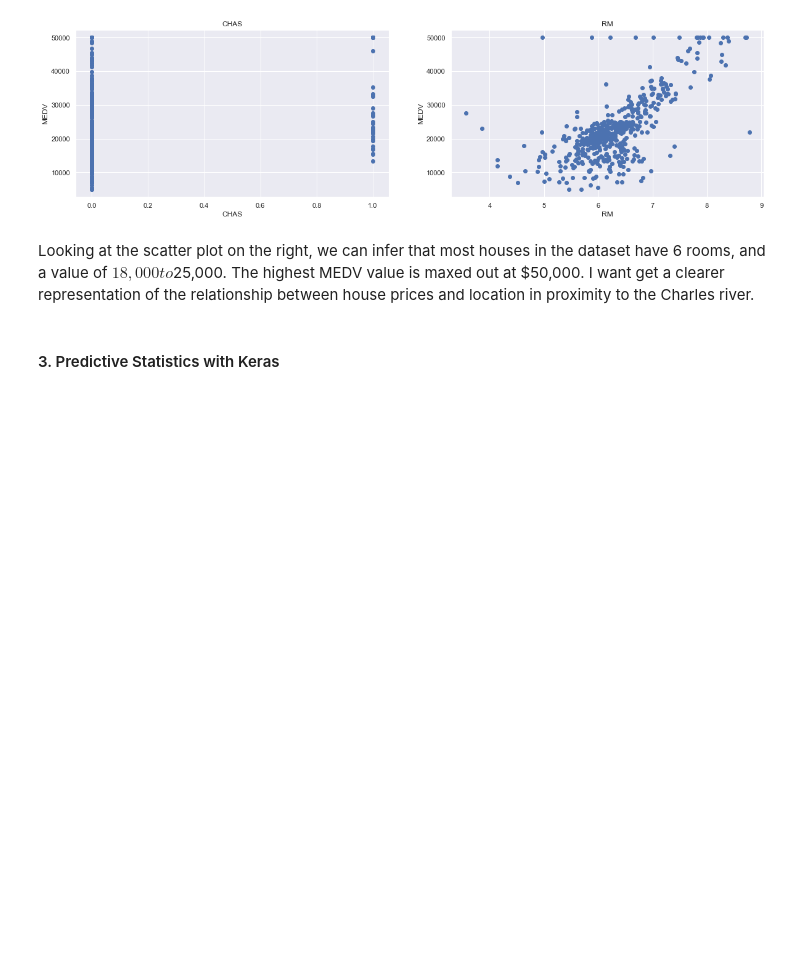
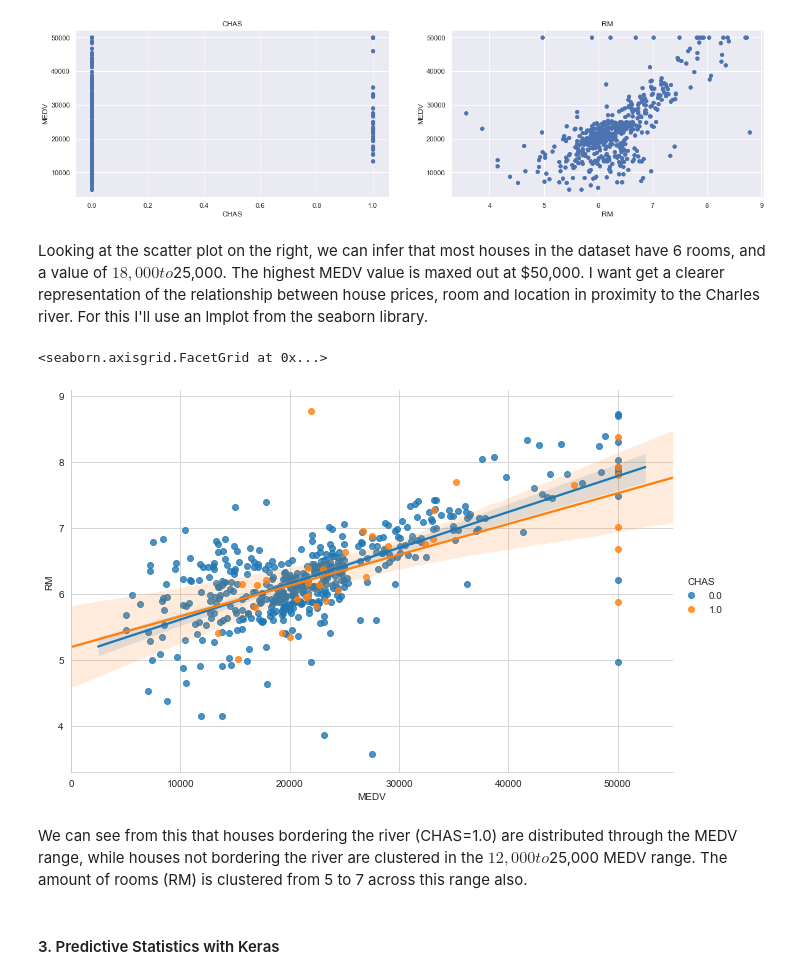
Before and after one commit to patmcdonald/MLandStatistics2019-Project, a Jupyter notebook: Boston Dataset Project.ipynb, the cells around one changed output. Drawn from its saved outputs; the diff is of its cells as text; code cells hidden in the pictures; blank space fills up the shorter version.

Commit message:
lmplot

```diff
--- a/Boston Dataset Project.ipynb
+++ b/Boston Dataset Project.ipynb
@@ -279,7 +279,16 @@ for i, col in enumerate(features):
 # %% [output]
 [figure]
 # %% [markdown]
-Looking at the scatter plot on the right, we can infer that most houses in the dataset have 6 rooms, and a value of $18,000 to $25,000. The highest MEDV value is maxed out at $50,000. I want get a clearer representation of the relationship between house prices and location in proximity to the Charles river.
+Looking at the scatter plot on the right, we can infer that most houses in the dataset have 6 rooms, and a value of $18,000 to $25,000. The highest MEDV value is maxed out at $50,000. I want get a clearer representation of the relationship between house prices, room and location in proximity to the Charles river. For this I'll use an lmplot from the seaborn library.
+# %%
+#seaborn lmplot
+#set height and aspect
+sns.lmplot(data = df_boston , x='MEDV', y='RM', hue='CHAS', height =6, aspect=1.5)
+# %% [output]
+<seaborn.axisgrid.FacetGrid at 0x...>
+[figure, added]
+# %% [markdown]
+We can see from this that houses bordering the river (CHAS=1.0) are distributed through the MEDV range, while houses not bordering the river are clustered in the $12,000 to $25,000 MEDV range. The amount of rooms (RM) is clustered from 5 to 7 across this range also.
 # %% [markdown]
 #### 3. Predictive Statistics with Keras
 # %% [markdown]
```
Also changed, not shown: parts of 1 cell of this notebook.
